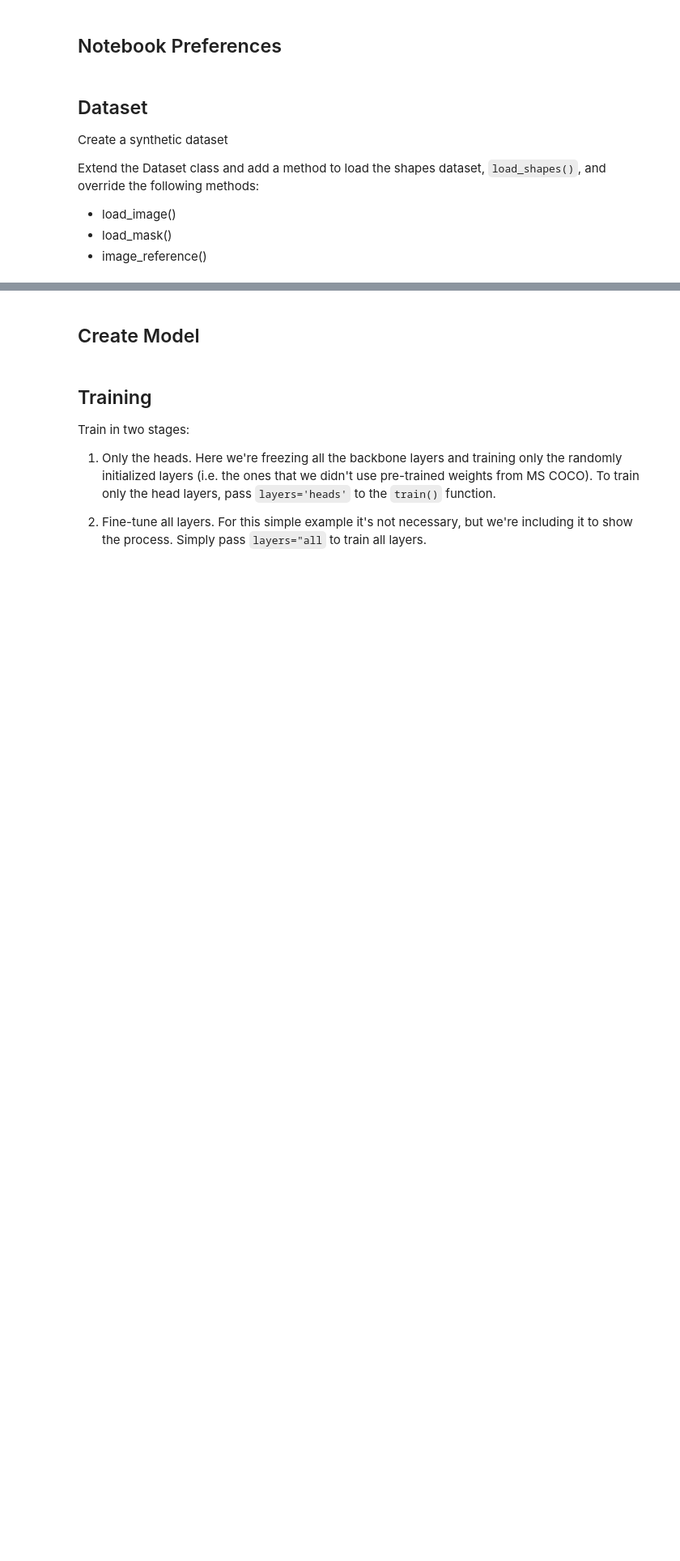
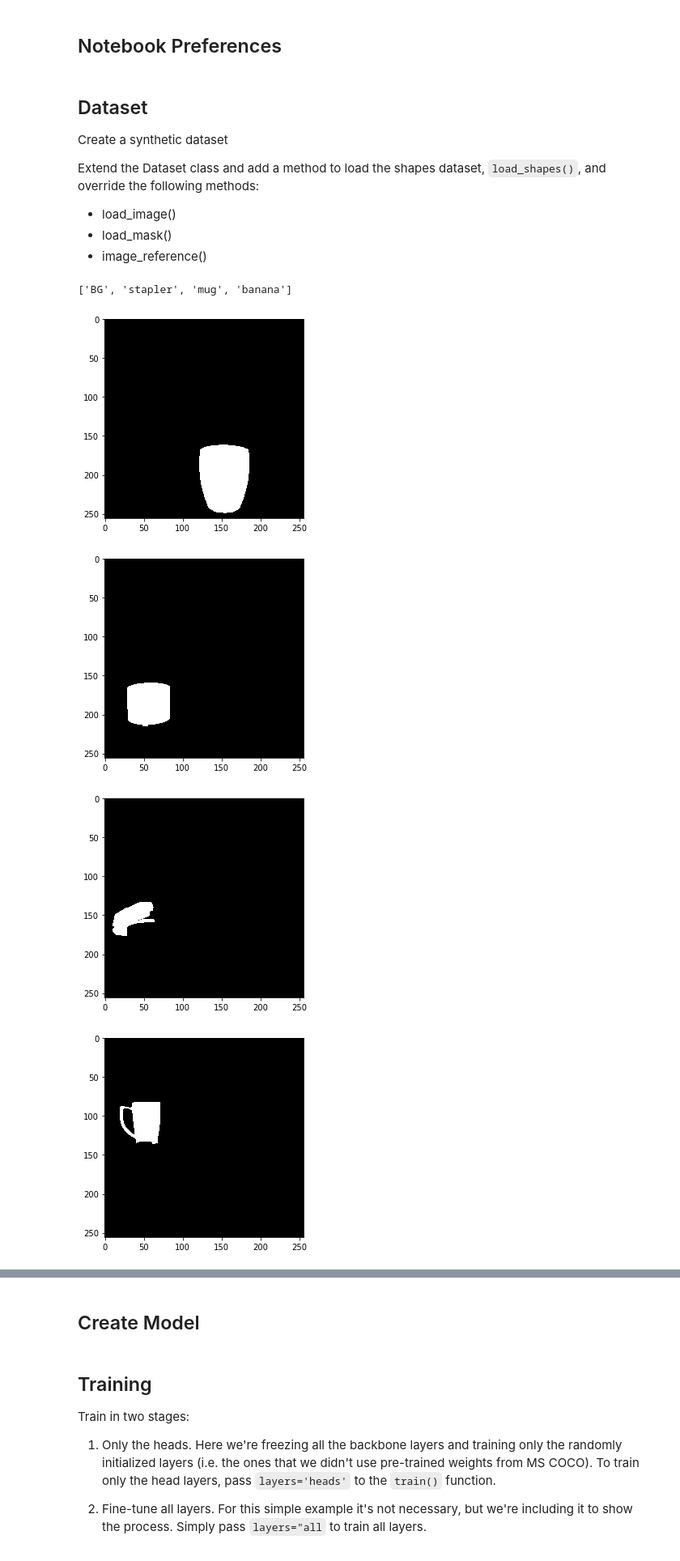
Before and after one commit to cianeastwood/Mask_RCNN, a Jupyter notebook: samples/indoorScenes/train_indoorScenes.ipynb, the cells around one changed output, grey strips where cells are left out. Shown at 81% size. Saved outputs shown, nothing was run; the diff lists cells and outputs as text; code cells hidden in the pictures; blank space fills up the shorter version.

Commit message:
Fixed mask extraction code. Masks now working.

```diff
--- a/samples/indoorScenes/train_indoorScenes.ipynb
+++ b/samples/indoorScenes/train_indoorScenes.ipynb
@@ -17,9 +17,11 @@ import cv2
 import matplotlib
 import matplotlib.pyplot as plt
 import h5py
+import skimage
 
 # Root directory of the project
 ROOT_DIR = os.path.abspath("../../")
+DATASET_DIR = "/Users/cian/phd/gof/indoorScenes/"
 
 # Import Mask RCNN
 sys.path.append(ROOT_DIR)  # To find local version of the library
@@ -35,7 +37,7 @@ from mrcnn.model import log
 MODEL_DIR = os.path.join(ROOT_DIR, "logs")
 
 # Dataset root dir
-v = s.path.join(ROOT_DIR, "../indoorScenes/")
+v = os.path.join(ROOT_DIR, "../indoorScenes/")
 
 # Local path to trained weights file
 COCO_MODEL_PATH = os.path.join(ROOT_DIR, "mask_rcnn_coco.h5")
@@ -152,8 +152,9 @@ class IndoorScenesDataset(utils.Dataset):
 
         assert subset in ["train", "val", "test"]
         gt_data_dir = os.path.join(dataset_dir, "multi_v7")
+        img_dir = os.path.join(gt_data_dir, "images")
 
-        dataset_size = len([name for name in os.listdir(dataset_dir) if os.path.isfile(name)])
+        dataset_size = len([name for name in os.listdir(img_dir)])
         train_size = int(dataset_size * 0.8)
         val_size = int(dataset_size * 0.1)
         test_size = dataset_size - train_size - val_size
@@ -178,7 +179,7 @@ class IndoorScenesDataset(utils.Dataset):
                 "indoorShapes",
                 image_id=image_id,
                 classes=classes,
-                path=os.path.join(dataset_dir, "images/{0}.jpeg".format(image_id)))
+                path=os.path.join(img_dir, "im{0}.jpeg".format(image_id)))
 
     def load_mask(self, image_id):
         """Generate instance masks for an image.
@@ -193,17 +194,15 @@ class IndoorScenesDataset(utils.Dataset):
         classes = info['classes']
         num_objs = len(classes)
 
-
         # Load rgb mask
         f = "maskAll{0}.png".format(image_id)
         rgb_mask = skimage.io.imread(os.path.join(DATASET_DIR, "GTmasks", f))
-        rgb_mask = rbg_mask // 20 # object i has pixel brightness 20*i
+        r_mask = rgb_mask[:, :, 0] // 20 # object i has pixel brightness 20*i
 
-        # rbg mask --> ordered binary masks (by object instance ID)
+        # combined masks --> ordered binary masks (by object instance ID)
         mask = []
-        for i in range(num_objs):
-            obj_brightness = np.array([i, i, i])
-            obj_mask = np.where((rgb_mask == obj_brightness).all(axis=2))
+        for i in range(1, num_objs + 1):
+            obj_mask = (r_mask == i) # object i has pixel brightness i
             mask.append(obj_mask)
         mask = np.stack(mask, axis=-1)
 
@@ -217,3 +216,26 @@ class IndoorScenesDataset(utils.Dataset):
             return info["path"]
         else:
             super(self.__class__).image_reference(self, image_id)
+# %%
+# Training dataset
+dataset_dir = "../../../indoorScenes"
+dataset_train = IndoorScenesDataset()
+dataset_train.load_indoorScenes(dataset_dir, "train")
+dataset_train.prepare()
+print(dataset_train.class_names)
+# %% [output]
+['BG', 'stapler', 'mug', 'banana']
+# %%
+# Load and display masks of a single image
+image_id = 5
+image = dataset_train.load_image(image_id)
+mask, class_ids = dataset_train.load_mask(image_id)
+masks = [mask[:, :, i] for i in range(5)]
+for m in masks:
+    skimage.io.imshow(m)
+    plt.show()
+# %% [output]
+[figure, added]
+[figure, added]
+[figure, added]
+[figure, added]
```
Also changed, not shown: parts of 4 cells of this notebook.
